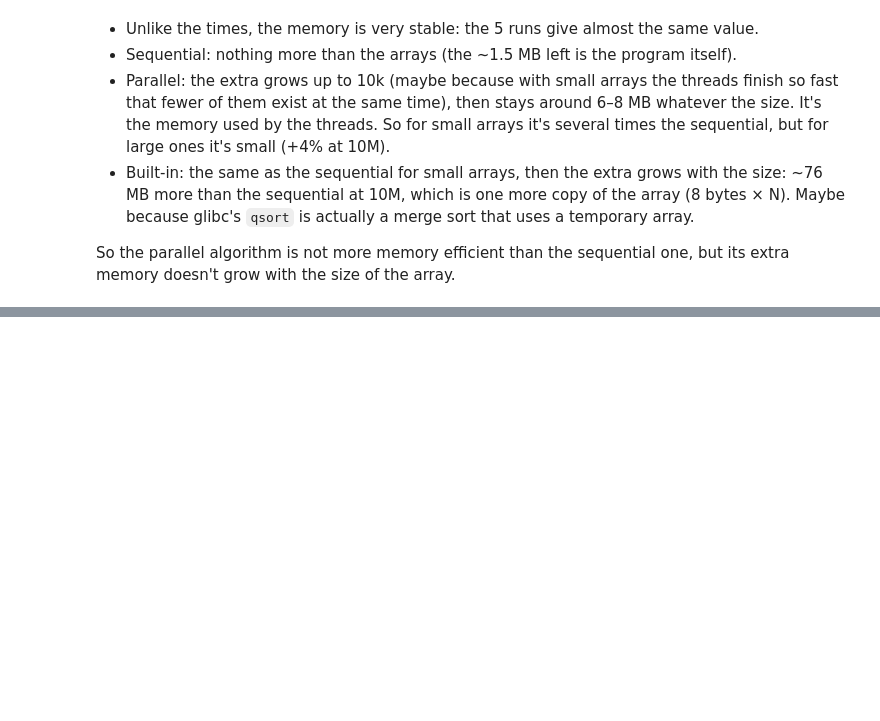
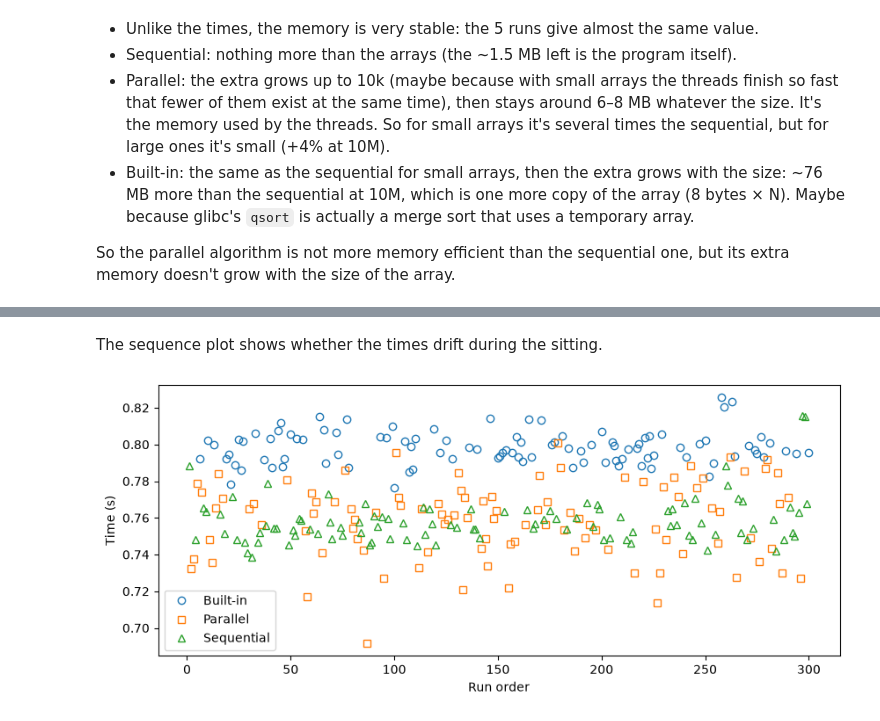
Before and after one commit to rabio10/M2R-ParallelQuicksort, a Jupyter notebook: analysis_rabii.ipynb, the cells around one changed output, grey strips where cells are left out. Cells and saved outputs as stored; diff of their text form; code cells hidden in the pictures; blank space fills up the shorter version.

```diff
--- a/analysis_rabii.ipynb
+++ b/analysis_rabii.ipynb
@@ -273,0 +322,11 @@ So the parallel algorithm is not more memory efficient than the sequential one,
+# %% [markdown]
+The sequence plot shows whether the times drift during the sitting.
+# %%
+plt.figure(figsize=(10, 4))
+for i, (t, g) in enumerate(dist.groupby("type")):
+    plt.plot(g["run"], g["time"], markers[t], fillstyle="none", color=f"C{i}", label=t)
+plt.xlabel("Run order")
+plt.ylabel("Time (s)")
+plt.legend();
+# %% [output]
+[figure, added]
```
Also changed, not shown: parts of 22 cells of this notebook, 9 other files.
